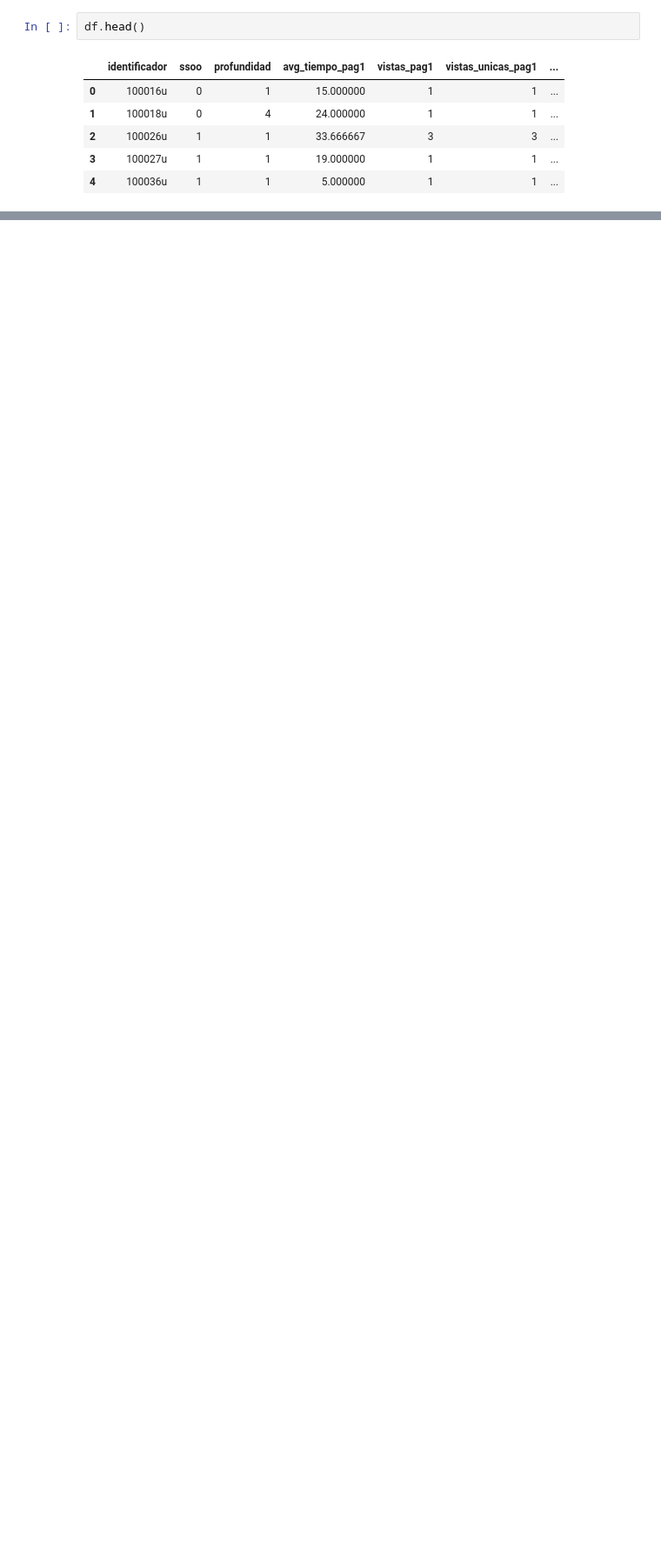
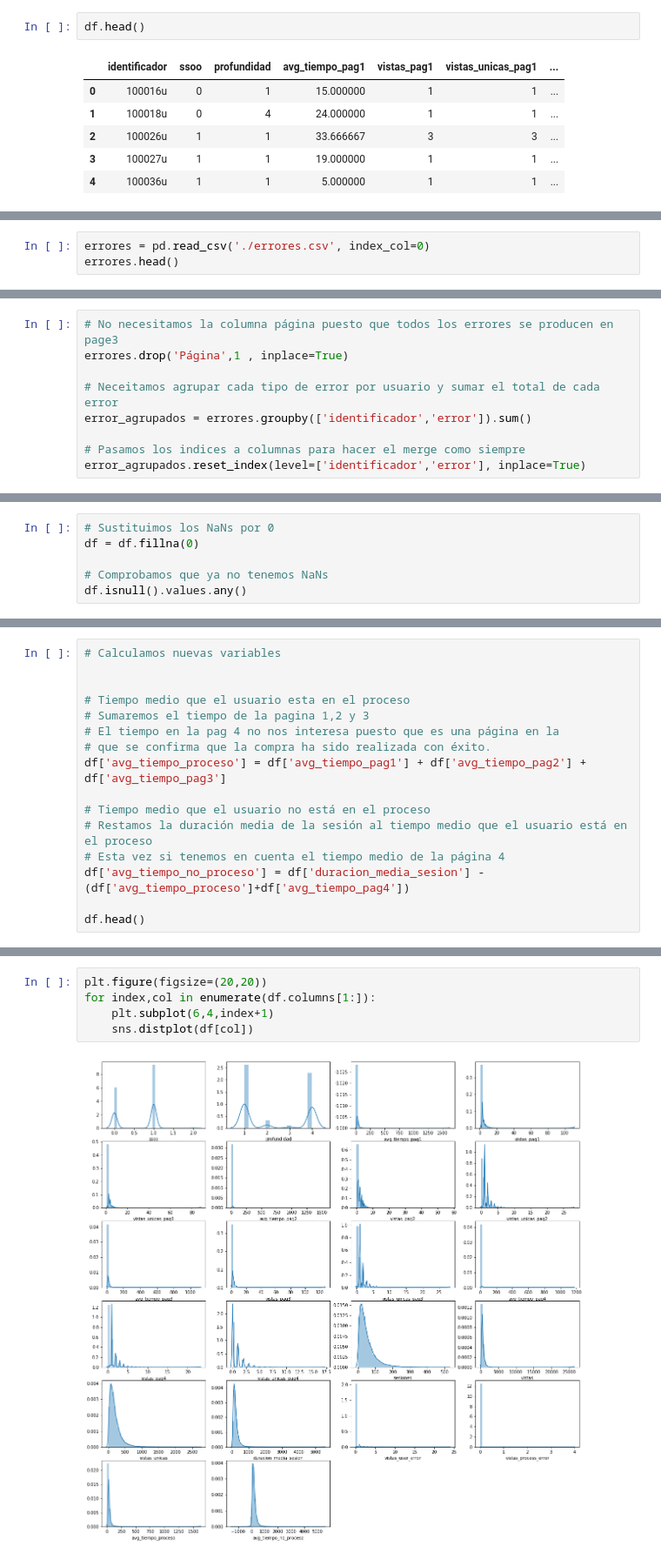
Before and after one commit to DiegoPerezCaa/TFM_QualitySession, a Jupyter notebook: TFM_QualityUser_paso_a_paso.ipynb, the cells around one changed output, grey strips where cells are left out. Shown at 87% size. Drawn from its saved outputs; the diff is of its cells as text; blank space fills up the shorter version.

```diff
--- a/TFM_QualityUser_paso_a_paso.ipynb
+++ b/TFM_QualityUser_paso_a_paso.ipynb
@@ -238,0 +314,3 @@ df.head()
+# %%
+errores = pd.read_csv('./errores.csv', index_col=0)
+errores.head()
@@ -238,0 +336,9 @@ df.head()
+# %%
+# No necesitamos la columna página puesto que todos los errores se producen en page3
+errores.drop('Página',1 , inplace=True)
+
+# Neceitamos agrupar cada tipo de error por usuario y sumar el total de cada error
+error_agrupados = errores.groupby(['identificador','error']).sum()
+
+# Pasamos los indices a columnas para hacer el merge como siempre
+error_agrupados.reset_index(level=['identificador','error'], inplace=True)
@@ -238,0 +374,6 @@ df.head()
+# %%
+# Sustituimos los NaNs por 0
+df = df.fillna(0)
+
+# Comprobamos que ya no tenemos NaNs
+df.isnull().values.any()
@@ -238,0 +382,16 @@ df.head()
+# %%
+# Calculamos nuevas variables
+
+
+# Tiempo medio que el usuario esta en el proceso
+# Sumaremos el tiempo de la pagina 1,2 y 3
+# El tiempo en la pag 4 no nos interesa puesto que es una página en la
+# que se confirma que la compra ha sido realizada con éxito.
+df['avg_tiempo_proceso'] = df['avg_tiempo_pag1'] + df['avg_tiempo_pag2'] + df['avg_tiempo_pag3']
+
+# Tiempo medio que el usuario no está en el proceso
+# Restamos la duración media de la sesión al tiempo medio que el usuario está en el proceso
+# Esta vez si tenemos en cuenta el tiempo medio de la página 4
+df['avg_tiempo_no_proceso'] = df['duracion_media_sesion'] - (df['avg_tiempo_proceso']+df['avg_tiempo_pag4'])
+
+df.head()
@@ -238,0 +595,7 @@ df.head()
+# %%
+plt.figure(figsize=(20,20))
+for index,col in enumerate(df.columns[1:]):
+    plt.subplot(6,4,index+1)
+    sns.distplot(df[col])
+# %% [output]
+[figure, added]
```
Also changed, not shown: parts of 54 cells of this notebook.
